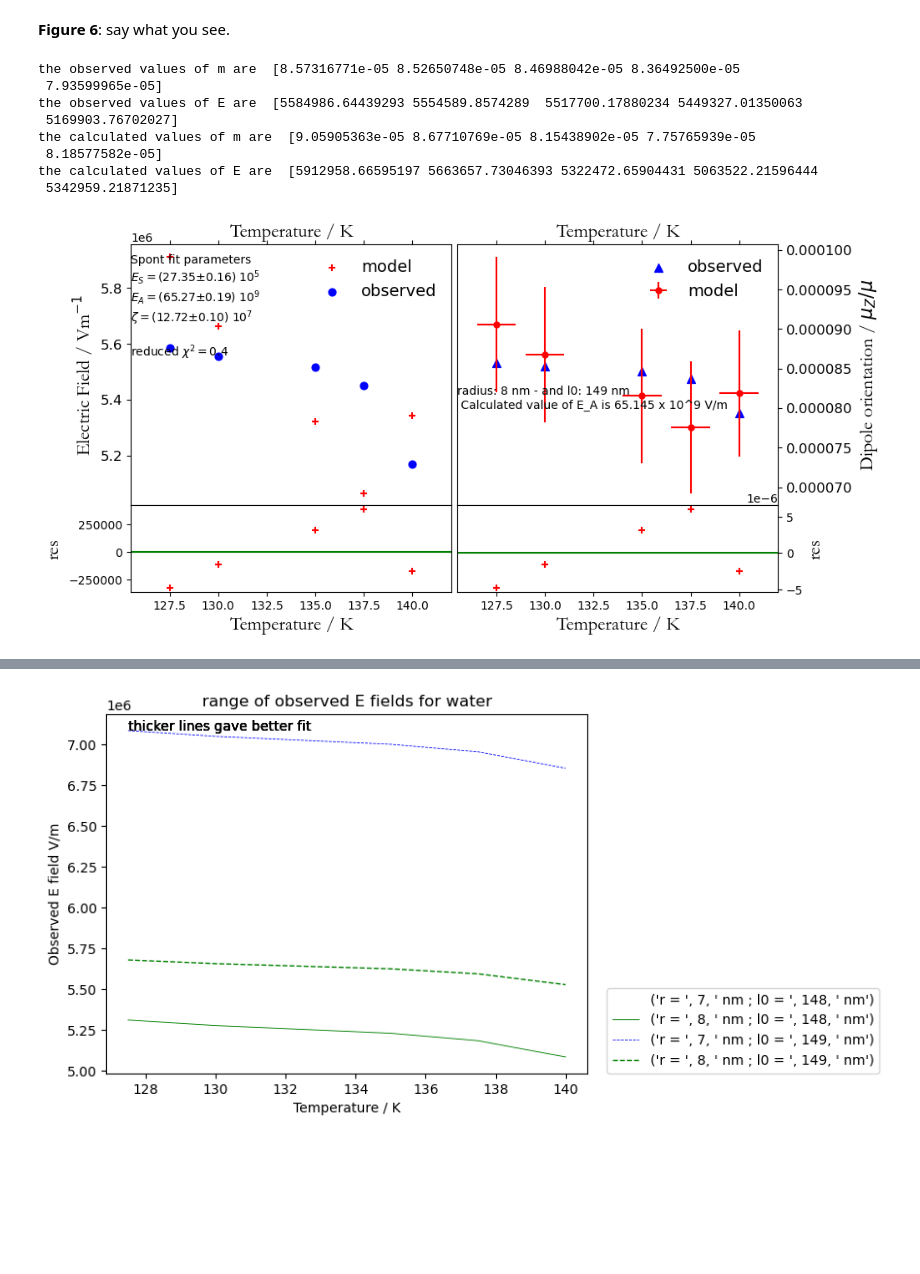
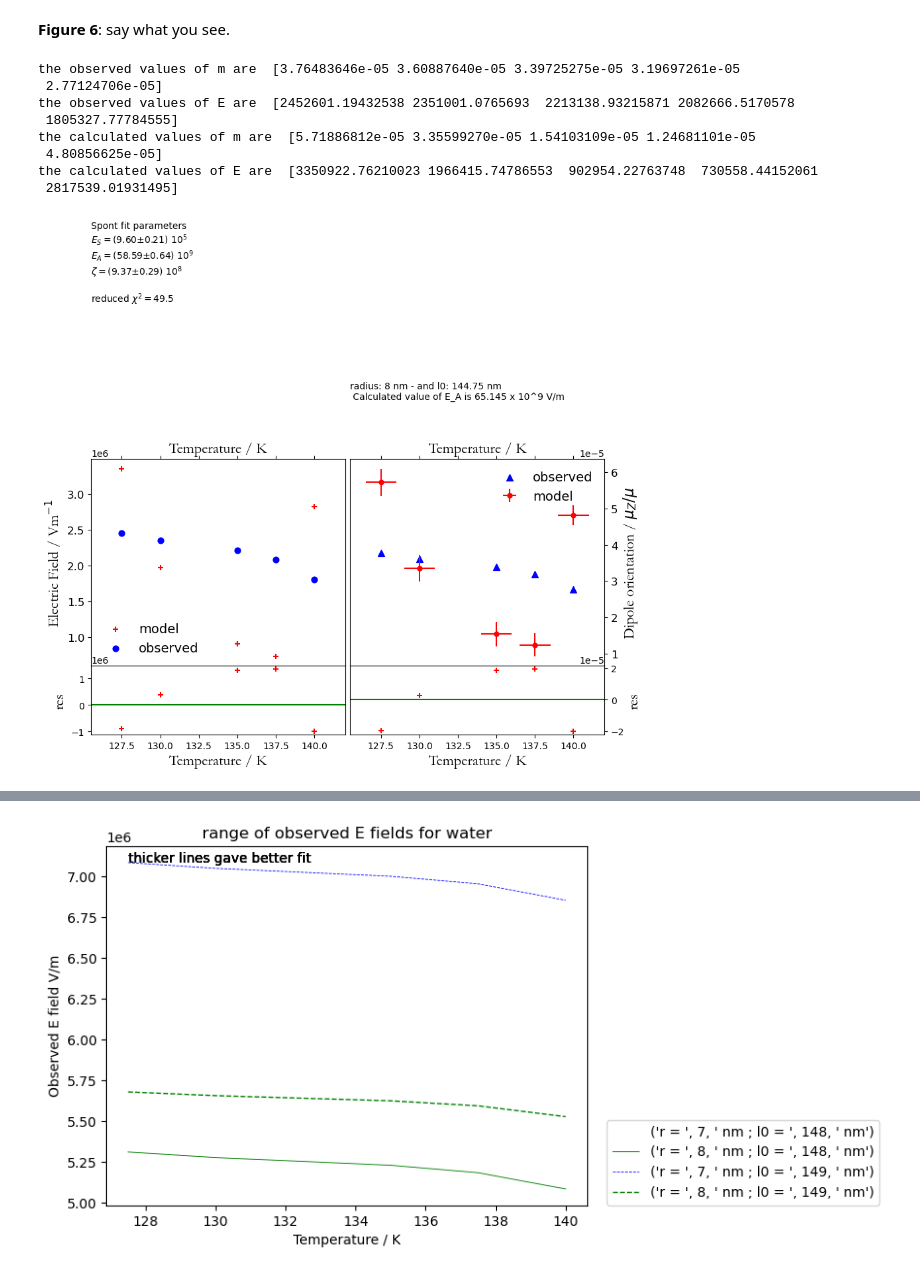
Before and after one commit to cassidy-andrew/VUV_water_spont, a Jupyter notebook: regularising the water data.ipynb, the cells around one changed output, grey strips where cells are left out. Saved outputs shown, nothing was run; the diff lists cells and outputs as text; code cells hidden in the pictures; blank space fills up the shorter version.

```diff
--- a/regularising the water data.ipynb
+++ b/regularising the water data.ipynb
@@ -73,12 +73,12 @@ take the residuals between the calculated and observed values of $E_{SP}$ and/or
 # %%
 #What molecule are we looking at?
 name='water'
-filename='crys_water_3G' #these peak positins come from Rachel's Gaussian fits to water data.
+filename='crys_water' #these peak positins come from Rachel's Gaussian fits to water data.
 #working_dir=(r'C:\Users\au302163\Fit water VUV data')
 
 df = pd.read_csv(filename+'.txt', delim_whitespace=True, header=None)
 
-l0=(149) # lambda_0 in nm
+l0=(144.75) # lambda_0 in nm
 
 r_nm=(8) # in nm electron-hole radius
 eps = (1.70172) #epsilon - usually take (refractive index)**2  - Kofman_2019_ApJ
@@ -587,7 +587,7 @@ for k in range(0,3):
 #xmax=(SpontelData.xmax.iloc[1])
 #ticks=[SpontelData.ticks.iloc[0:3]]
 
-
+zetacur=ESzetacur/EScur
 ymodel_E=EAcur*ymodel
 
 #Define text to print on each graph
@@ -650,42 +650,42 @@ ax[1,0].set_ylabel('res', fontsize=16, fontname='garamond')
 ax[1,1].scatter(Temp, res_mu, marker='+', s=40, color='red', label='observed')
 ax[1,1].yaxis.set_label_position("right")
 ax[1,1].axhline(y = 0.0, color = 'g', linestyle = '-')
 ax[1,1].yaxis.tick_right()
 ax[1,1].set_xlabel('Temperature / K', fontsize=16, fontname='garamond')
 ax[1,1].set_ylabel('res', fontsize=16, fontname='garamond')
 
 short_ij=('r_'+str(r)+'_lambda0_'+str(l0))
 plt.savefig('Spont fit for'+short_ij+'.png')
 
 zetacur=ESzetacur/EScur
 
 SigPar[2]=zetacur*math.sqrt(SigPar[2]*SigPar[2]/ESzetacur/ESzetacur+SigPar[0]*SigPar[0]/EScur/EScur)
 string = name
 string+="<br>"+"$E_S =$"+NeaterOut(EScur,SigPar[0])
 string+="<br>"+"$E_A =$"+NeaterOut(EAcur,SigPar[1])
 string+="<br>"+"$\zeta =$"+NeaterOut(zetacur,SigPar[2])
 string+="<br><br>"+"reduced $\chi^2 =$"+'{0:.1f}'.format(dlsqsum)+"<br>"
 #display(Markdown(string)) #Use this line to see the individual results for fitting parameters per dataset
 
 ES=NeaterOut(EScur,SigPar[0])
 EA=NeaterOut(EAcur,SigPar[1])
 zeta=NeaterOut(zetacur,SigPar[2])
 print('the observed values of m are ', y)
 print('the observed values of E are ', Eobs)
 print('the calculated values of m are ', ymodel)
 print('the calculated values of E are ', ymodel_E)
 
 os.chdir('..')
 # %% [output]
-the observed values of m are  [8.57316771e-05 8.52650748e-05 8.46988042e-05 8.36492500e-05
- 7.93599965e-05]
-the observed values of E are  [5584986.64439293 5554589.8574289  5517700.17880234 5449327.01350063
- 5169903.76702027]
-the calculated values of m are  [9.05905363e-05 8.67710769e-05 8.15438902e-05 7.75765939e-05
- 8.18577582e-05]
-the calculated values of E are  [5912958.66595197 5663657.73046393 5322472.65904431 5063522.21596444
- 5342959.21871235]
+the observed values of m are  [3.76483646e-05 3.60887640e-05 3.39725275e-05 3.19697261e-05
+ 2.77124706e-05]
+the observed values of E are  [2452601.19432538 2351001.0765693  2213138.93215871 2082666.5170578
+ 1805327.77784555]
+the calculated values of m are  [5.71886812e-05 3.35599270e-05 1.54103109e-05 1.24681101e-05
+ 4.80856625e-05]
+the calculated values of E are  [3350922.76210023 1966415.74786553  902954.22763748  730558.44152061
+ 2817539.01931495]
-[figure, old version]
+[figure, new version]
 # %%
 #Need a consistency check to make sure that the calculated fitting parameters give sensible values of dipole alignment
 
```
Also changed, not shown: parts of 7 cells of this notebook.
